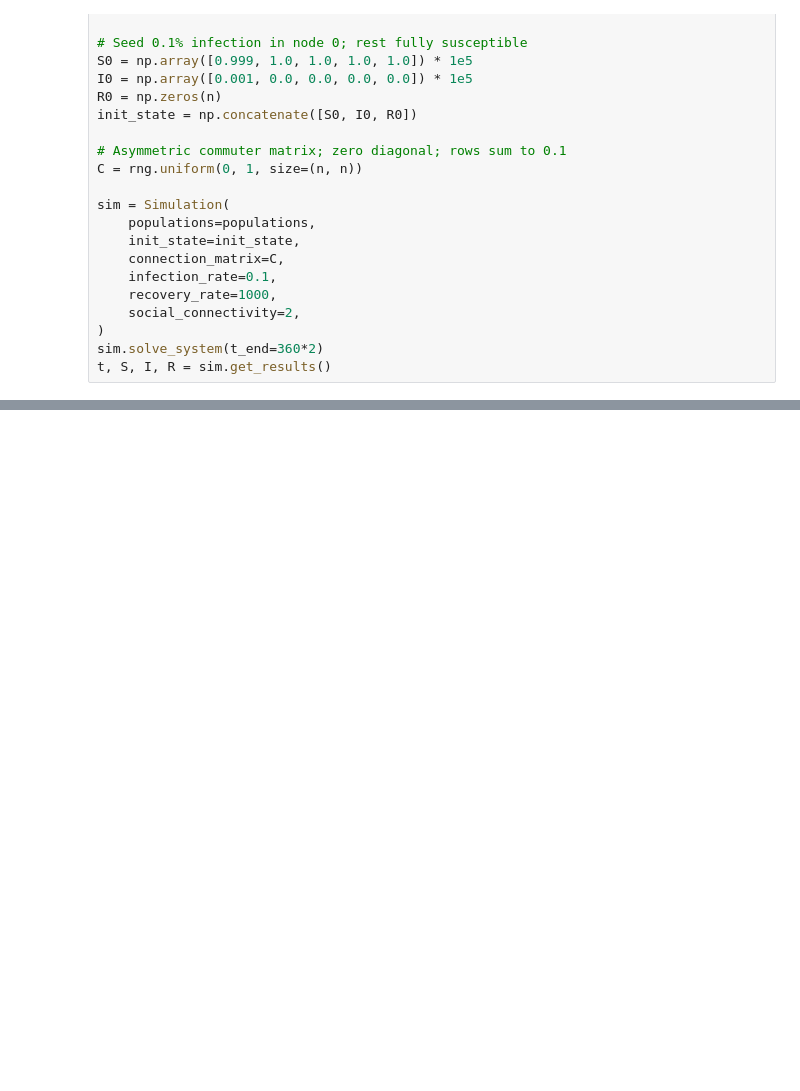
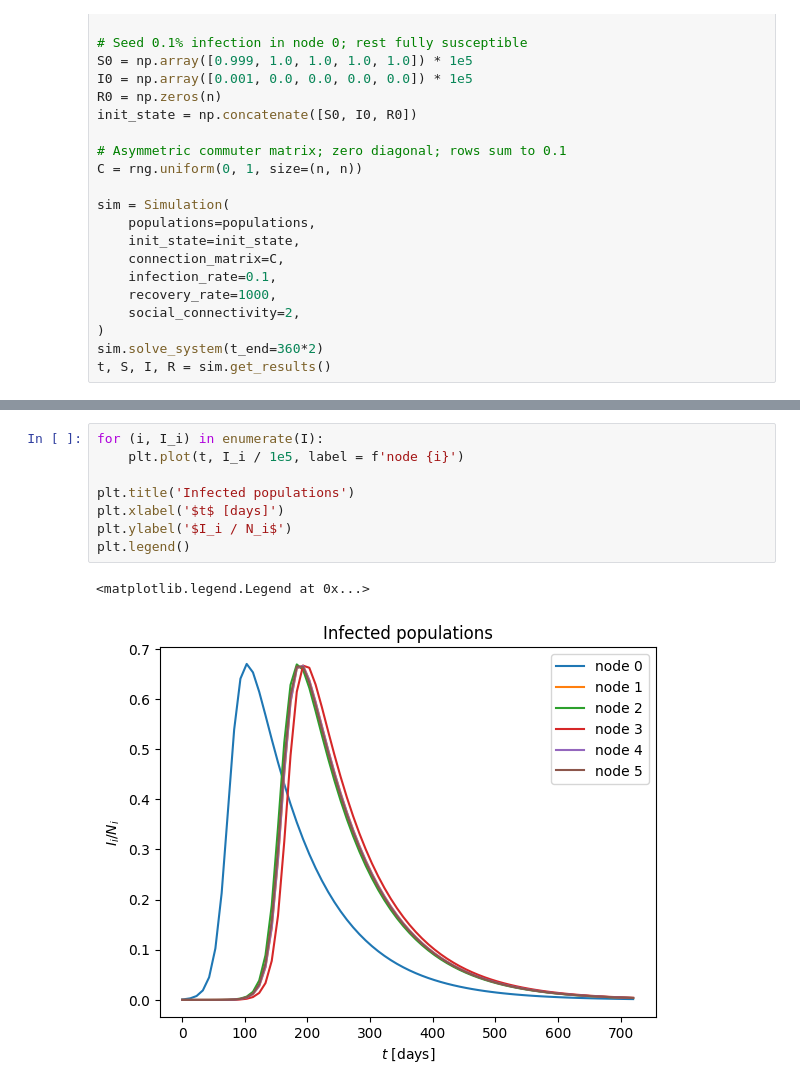
Before and after one commit to sebmarci/sirnetwork, a Jupyter notebook: example.ipynb, the cells around one changed output, grey strips where cells are left out. Cells and saved outputs as stored; diff of their text form; blank space fills up the shorter version.

Commit message:
six node test

```diff
--- a/example.ipynb
+++ b/example.ipynb
@@ -41,0 +80,11 @@ plt.legend()
+# %%
+for (i, I_i) in enumerate(I):
+    plt.plot(t, I_i / 1e5, label = f'node {i}')
+
+plt.title('Infected populations')
+plt.xlabel('$t$ [days]')
+plt.ylabel('$I_i / N_i$')
+plt.legend()
+# %% [output]
+<matplotlib.legend.Legend at 0x...>
+[figure, added]
```
Also changed, not shown: parts of 2 cells of this notebook.
